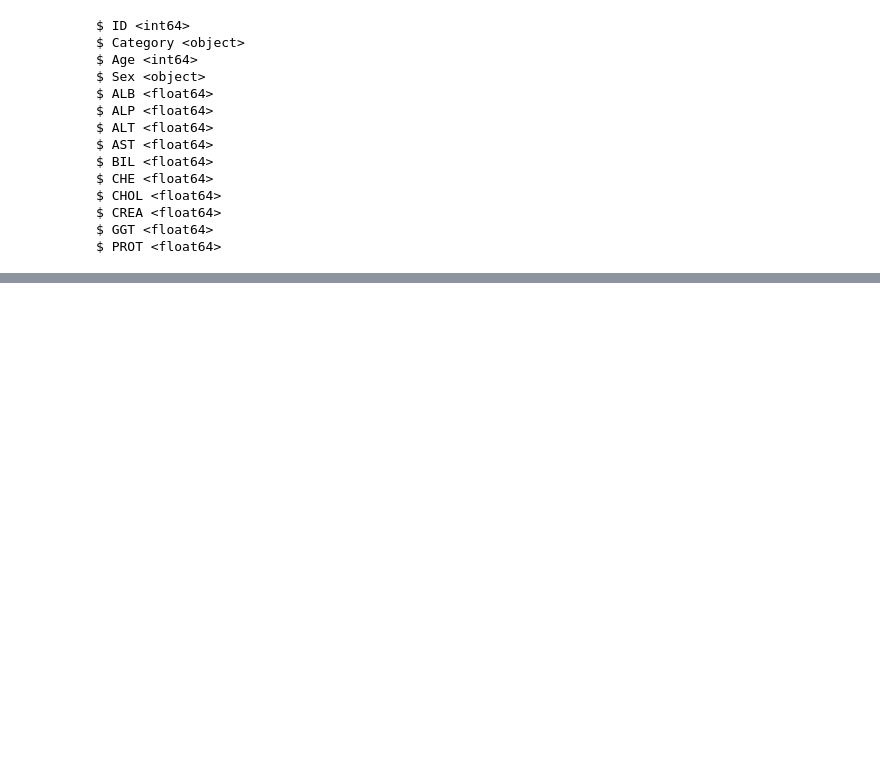
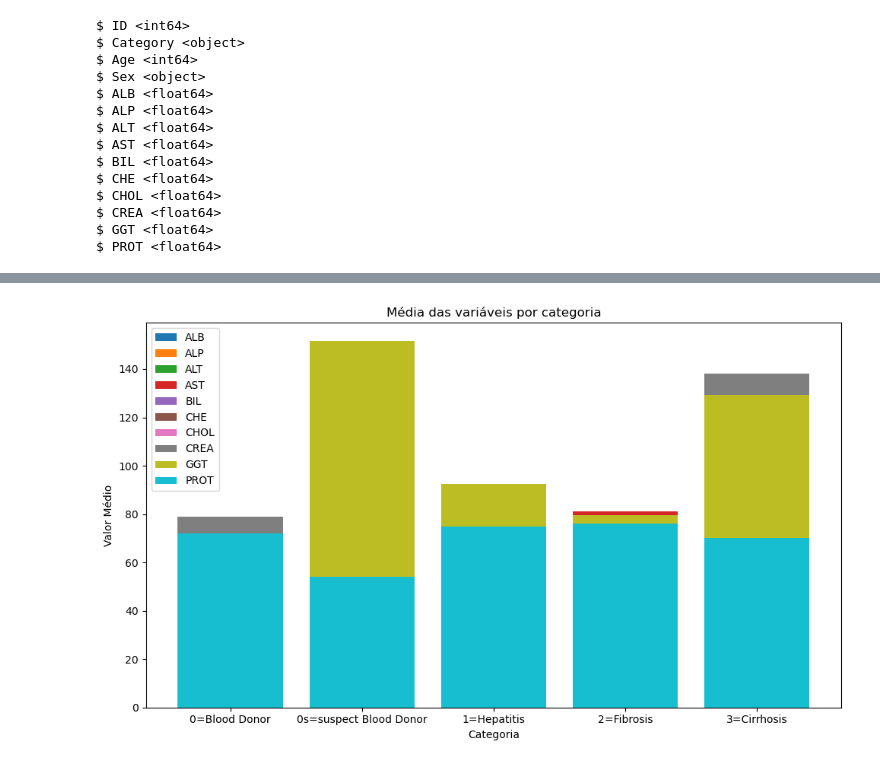
Before and after one commit to Gabicolombo/USP-Ciencias-de-dados-, a Jupyter notebook: hcvdat0.ipynb, the cells around one changed output, grey strips where cells are left out. Drawn from its saved outputs; the diff is of its cells as text; code cells hidden in the pictures; blank space fills up the shorter version.

```diff
--- a/hcvdat0.ipynb
+++ b/hcvdat0.ipynb
@@ -80,0 +94,3 @@ $ PROT <float64>
+# %%
+df_category = df.loc[:, ['Category', "ALB", "ALP", "ALT", "AST", "BIL", "CHE", "CHOL", "CREA", "GGT", "PROT"]]
+df_category
@@ -80,0 +111,22 @@ $ PROT <float64>
+# %%
+# Agrupando os dados por categoria e calculando a média das variáveis numéricas
+grouped_df = df_category.groupby('Category').mean()
+
+# Configurações de plotagem
+plt.figure(figsize=(10, 6))
+
+# Plotando as barras para cada variável numérica
+for col in grouped_df.columns:
+    plt.bar(grouped_df.index, grouped_df[col], label=col)
+
+# Adicionando título e rótulos aos eixos
+plt.title('Média das variáveis por categoria')
+plt.xlabel('Categoria')
+plt.ylabel('Valor Médio')
+plt.legend()
+
+# Exibindo o gráfico
+plt.tight_layout()
+plt.show()
+# %% [output]
+[figure, added]
```
Also changed, not shown: parts of 3 cells of this notebook.
